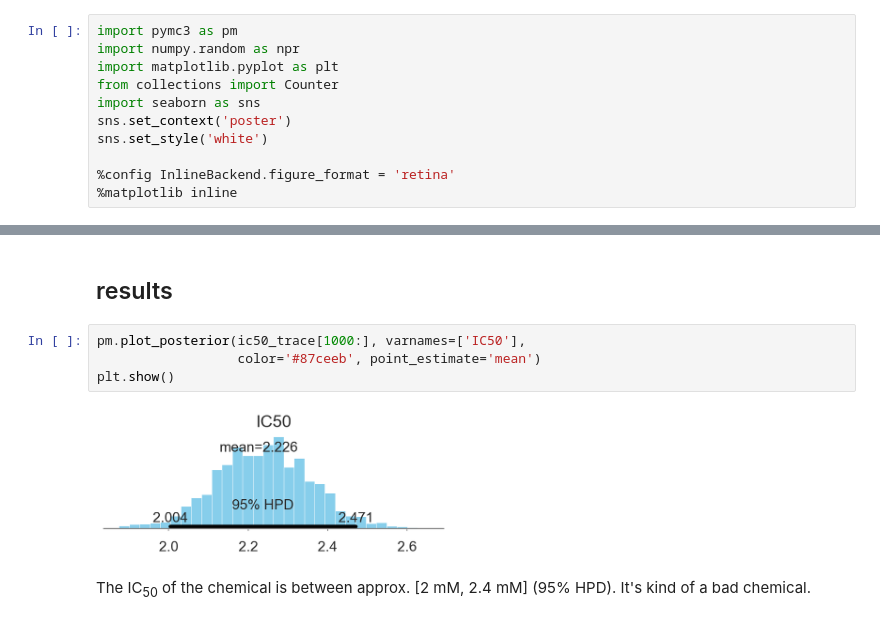
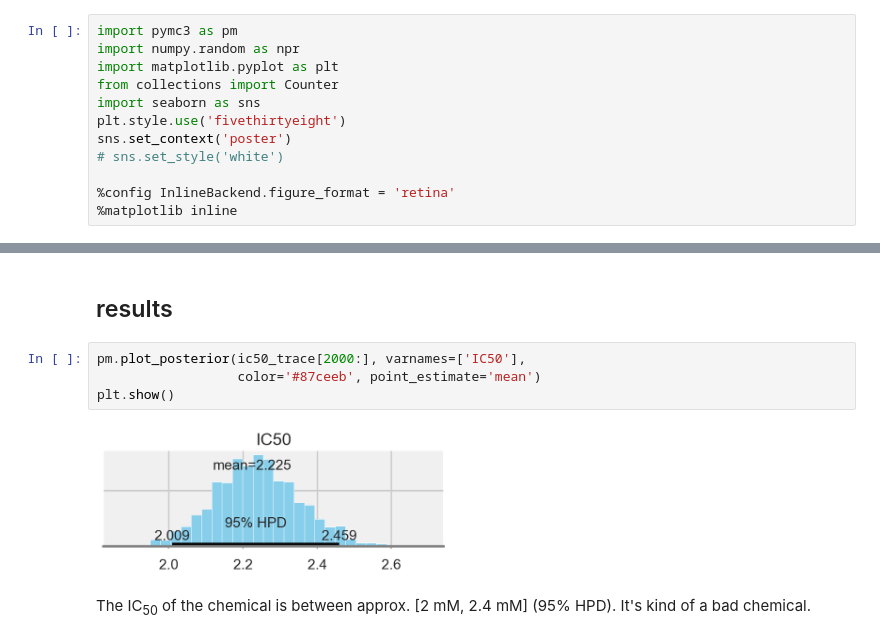
Before and after one commit to ericmjl/bayesian-stats-talk, a Jupyter notebook: slides.ipynb, the cells around one changed output, grey strips where cells are left out. Drawn from its saved outputs; the diff is of its cells as text.

```diff
--- a/slides.ipynb
+++ b/slides.ipynb
@@ -4,8 +4,9 @@ import numpy.random as npr
 import matplotlib.pyplot as plt
 from collections import Counter
 import seaborn as sns
+plt.style.use('fivethirtyeight')
 sns.set_context('poster')
-sns.set_style('white')
+# sns.set_style('white')
 
 %config InlineBackend.figure_format = 'retina'
 %matplotlib inline
@@ -223,11 +218,11 @@ array([[<matplotlib.axes._subplots.AxesSubplot object at 0x...>,
 # %% [markdown]
 ## results
 # %%
-pm.plot_posterior(ic50_trace[1000:], varnames=['IC50'],
+pm.plot_posterior(ic50_trace[2000:], varnames=['IC50'],
                   color='#87ceeb', point_estimate='mean')
 plt.show()
 # %% [output]
-[figure, old version]
+[figure, new version]
 # %% [markdown]
 The IC<sub>50</sub> of the chemical is between approx. [2 mM, 2.4 mM] (95% HPD). It's kind of a bad chemical.
 # %% [markdown]
```
Also changed, not shown: parts of 17 cells of this notebook.
